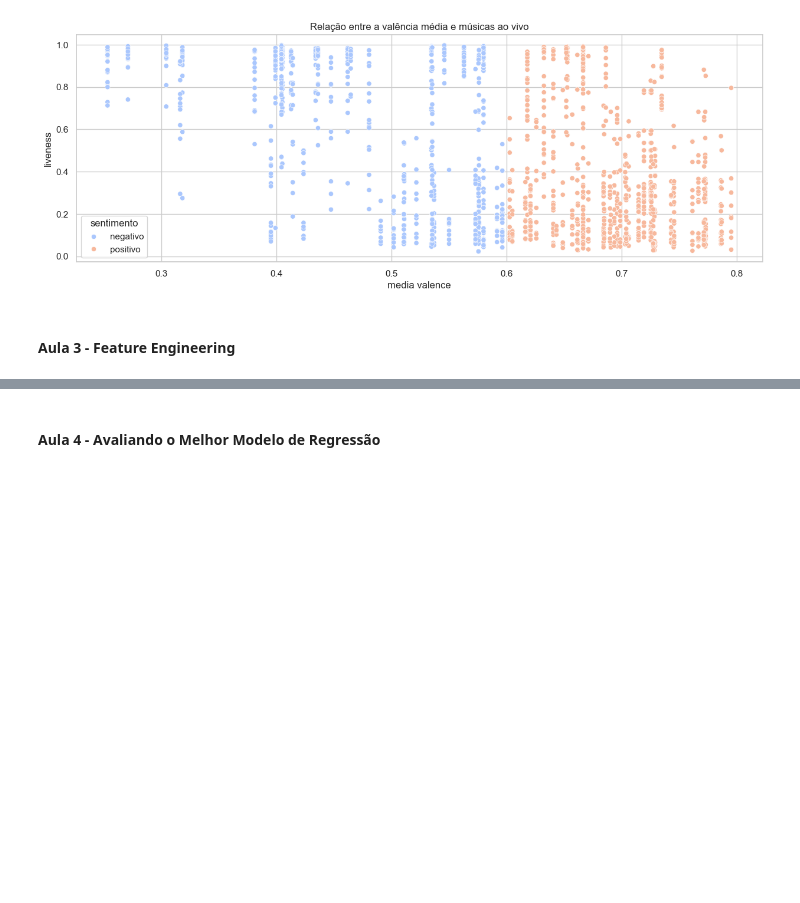
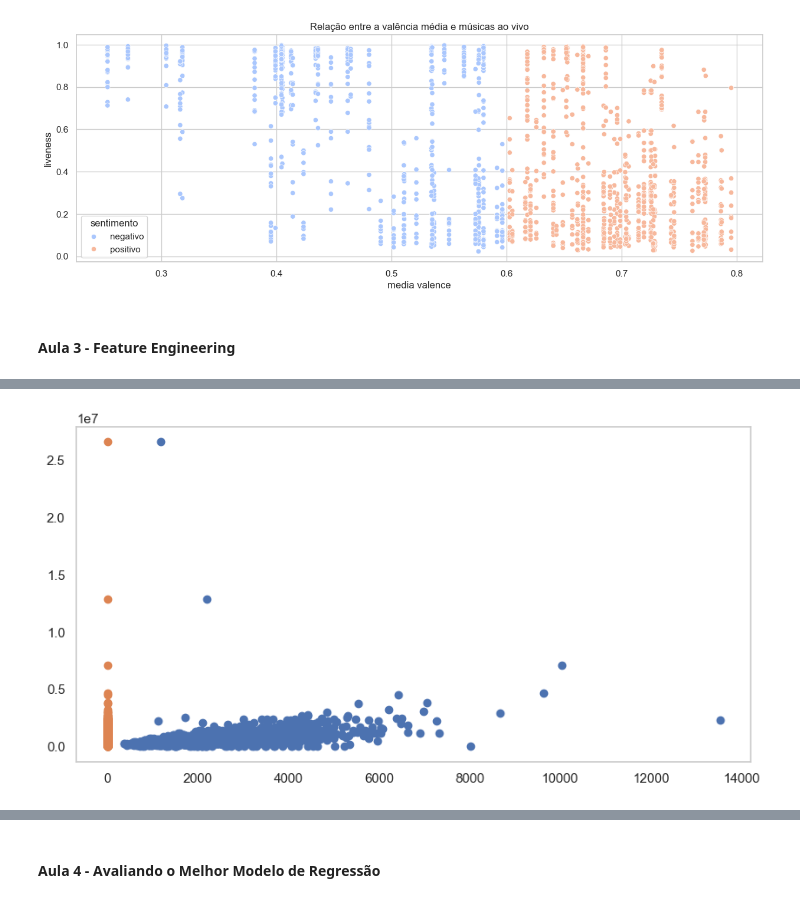
Before and after one commit to RicardViana/fiap-Machine-Learning-and-Time-Series, a Jupyter notebook: machine_learning_com_python.ipynb, the cells around one changed output, grey strips where cells are left out. Cells and saved outputs as stored; diff of their text form; code cells hidden in the pictures; blank space fills up the shorter version.

```diff
--- a/machine_learning_com_python.ipynb
+++ b/machine_learning_com_python.ipynb
@@ -1027,0 +1074,5 @@ dados.head()
+# %%
+# Salvar nas variaveis os parametros que queremos analisar a correlação
+
+x = dados[["sqft_living", "bathrooms"]].values # .values é para transformar em um array do Numpy
+y = dados[["price"]].values
@@ -1027,0 +1097,10 @@ dados.head()
+# %%
+# Criando os graficos de dispersão usando duas variaveis - bathrooms e sqft_living
+
+fig, ax = plt.subplots(figsize=(10,5))
+
+ax.scatter(x[:,0],y)
+ax.scatter(x[:,1],y)
+ax.grid(False)
+# %% [output]
+[figure, added]
```
Also changed, not shown: parts of 6 cells of this notebook.
